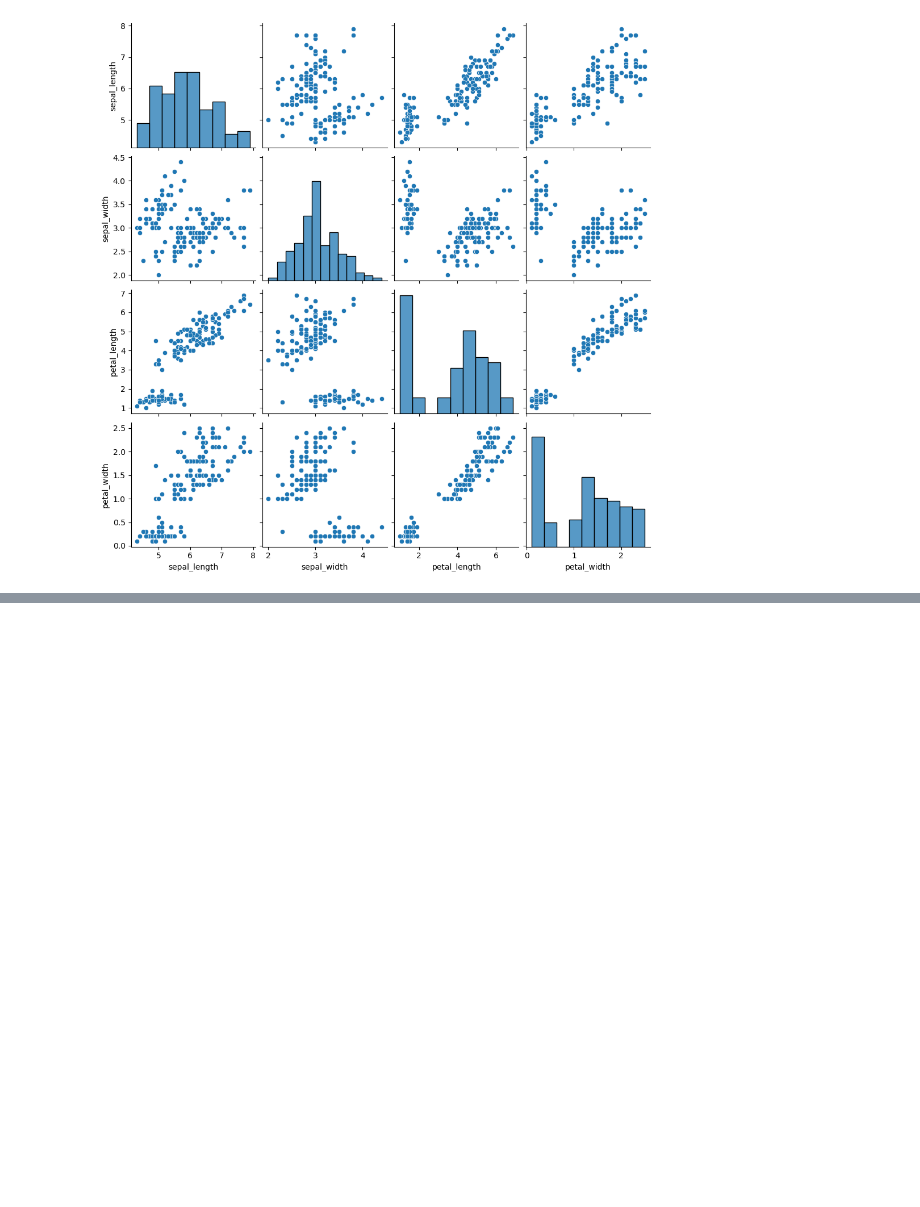
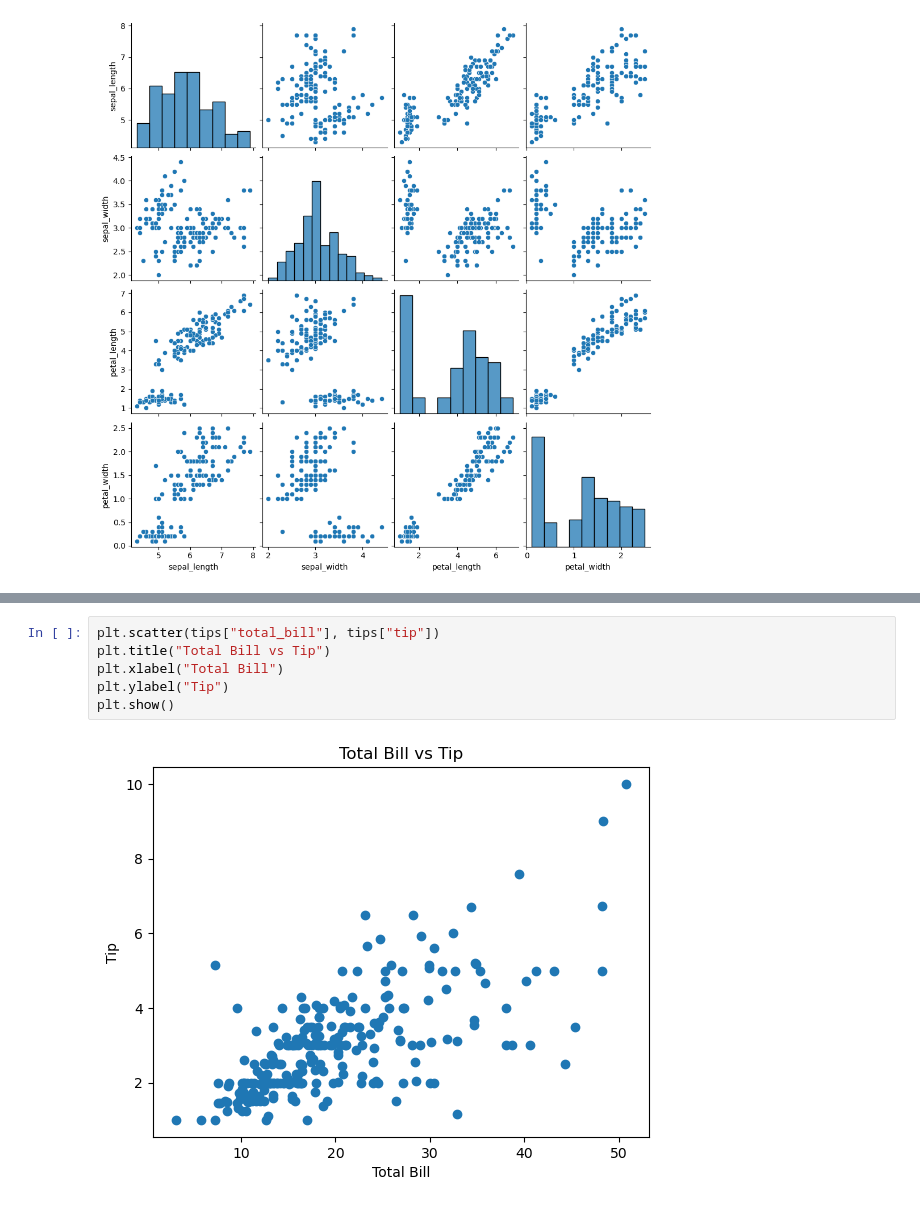
Before and after one commit to vaishnavijagtap0202-debug/Internship_codes_2026, a Jupyter notebook: Daily_codes/Week 5/matplotlib.ipynb, the cells around one changed output, grey strips where cells are left out. Saved outputs shown, nothing was run; the diff lists cells and outputs as text; blank space fills up the shorter version.

```diff
--- a/Daily_codes/Week 5/matplotlib.ipynb
+++ b/Daily_codes/Week 5/matplotlib.ipynb
@@ -222,0 +311,8 @@ sns.pairplot(iris);
+# %%
+plt.scatter(tips["total_bill"], tips["tip"])
+plt.title("Total Bill vs Tip")
+plt.xlabel("Total Bill")
+plt.ylabel("Tip")
+plt.show()
+# %% [output]
+[figure, added]
```
Also changed, not shown: parts of 9 cells of this notebook.
